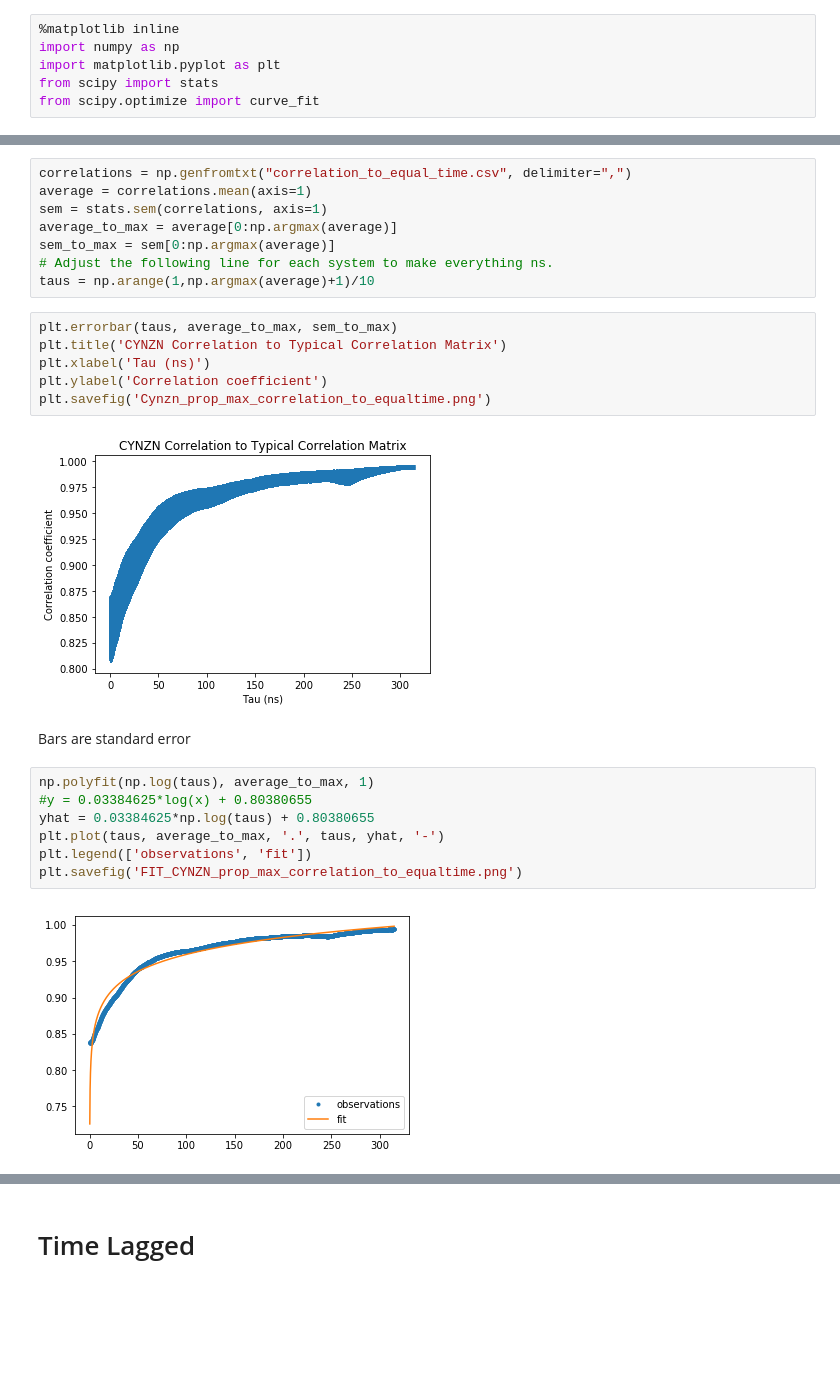
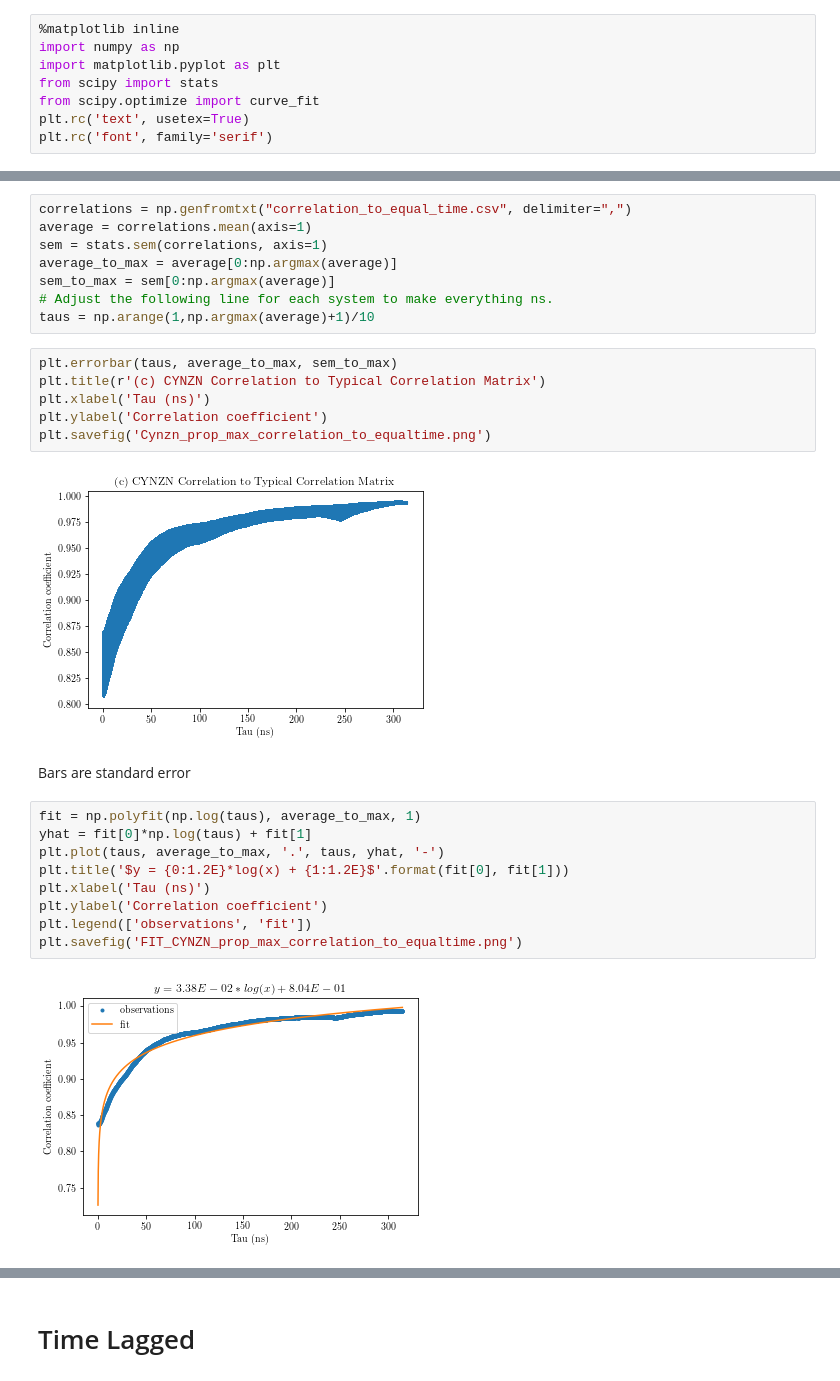
Before and after one commit to melvrl13/AdvancedCorrelation, a Jupyter notebook: CYNZN_AdvancedCorrelation.ipynb, the cells around one changed output, grey strips where cells are left out. Saved outputs shown, nothing was run; the diff lists cells and outputs as text; blank space fills up the shorter version.

Commit message:
new CYS and CYNZN fits

```diff
--- a/CYNZN_AdvancedCorrelation.ipynb
+++ b/CYNZN_AdvancedCorrelation.ipynb
@@ -4,6 +4,8 @@ import numpy as np
 import matplotlib.pyplot as plt
 from scipy import stats
 from scipy.optimize import curve_fit
+plt.rc('text', usetex=True)
+plt.rc('font', family='serif')
 # %%
 # prep for double exponential fits
 def double_exp(x, a, b, c, d):
@@ -22,20 +24,22 @@ sem_to_max = sem[0:np.argmax(average)]
 taus = np.arange(1,np.argmax(average)+1)/10
 # %%
 plt.errorbar(taus, average_to_max, sem_to_max)
-plt.title('CYNZN Correlation to Typical Correlation Matrix')
+plt.title(r'(c) CYNZN Correlation to Typical Correlation Matrix')
 plt.xlabel('Tau (ns)')
 plt.ylabel('Correlation coefficient')
 plt.savefig('Cynzn_prop_max_correlation_to_equaltime.png')
 # %% [output]
-[figure, old version]
+[figure, new version]
 # %% [markdown]
 Bars are standard error
 # %%
-np.polyfit(np.log(taus), average_to_max, 1)
-#y = 0.03384625*log(x) + 0.80380655
-yhat = 0.03384625*np.log(taus) + 0.80380655
+fit = np.polyfit(np.log(taus), average_to_max, 1)
+yhat = fit[0]*np.log(taus) + fit[1]
 plt.plot(taus, average_to_max, '.', taus, yhat, '-')
+plt.title('$y = {0:1.2E}*log(x) + {1:1.2E}$'.format(fit[0], fit[1]))
+plt.xlabel('Tau (ns)')
+plt.ylabel('Correlation coefficient')
 plt.legend(['observations', 'fit'])
 plt.savefig('FIT_CYNZN_prop_max_correlation_to_equaltime.png')
 # %% [output]
-[figure, old version]
+[figure, new version]
```
Also changed, not shown: parts of 12 cells of this notebook, 1 other file.
